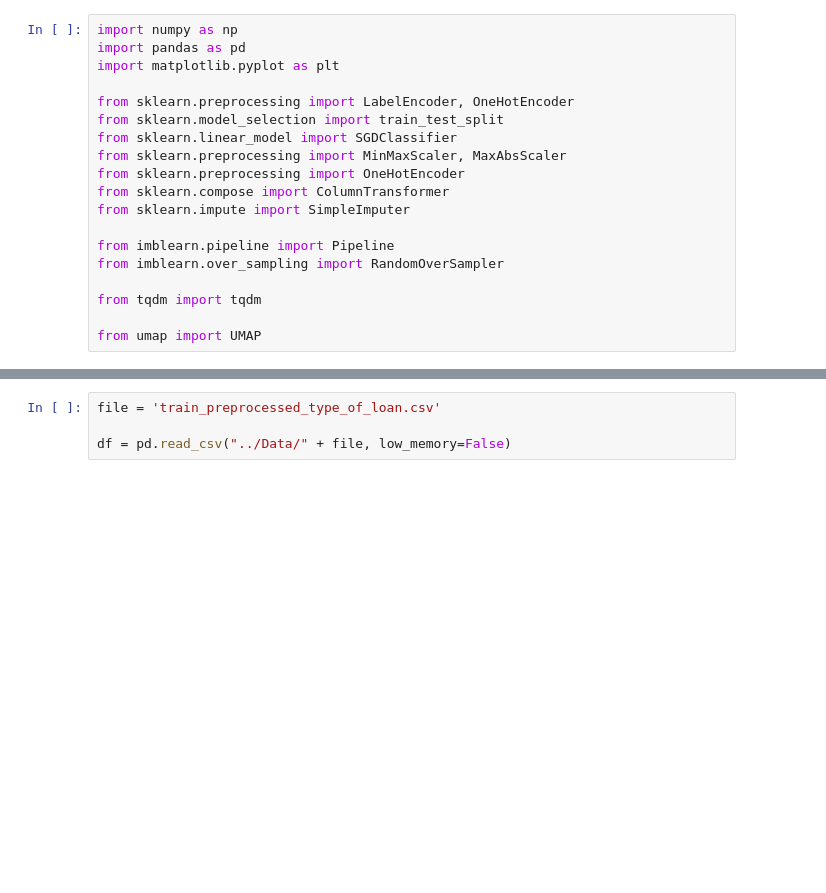
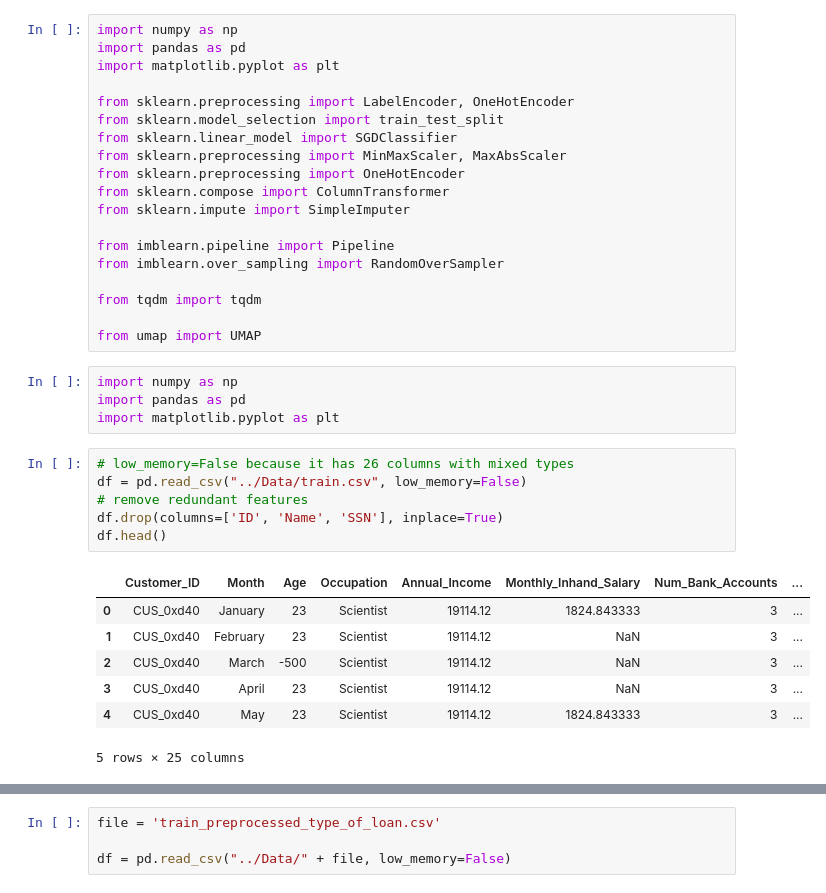
Before and after one commit to Wronsmin/ML_Project, a Jupyter notebook: src/prova.ipynb, the cells around one changed output, grey strips where cells are left out. Saved outputs shown, nothing was run; the diff lists cells and outputs as text; blank space fills up the shorter version.

```diff
--- a/src/prova.ipynb
+++ b/src/prova.ipynb
@@ -17,3 +17,21 @@ from imblearn.over_sampling import RandomOverSampler
 from tqdm import tqdm
 
 from umap import UMAP
+# %%
+import numpy as np
+import pandas as pd
+import matplotlib.pyplot as plt
+# %%
+# low_memory=False because it has 26 columns with mixed types
+df = pd.read_csv("../Data/train.csv", low_memory=False)
+# remove redundant features
+df.drop(columns=['ID', 'Name', 'SSN'], inplace=True)
+df.head()
+# %% [output]
+|  | Customer_ID | Month | Age | Occupation | Annual_Income | Monthly_Inhand_Salary | Num_Bank_Accounts | ... |
+| 0 | CUS_0xd40 | January | 23 | Scientist | 19114.12 | 1824.843333 | 3 | ... |
+| 1 | CUS_0xd40 | February | 23 | Scientist | 19114.12 | NaN | 3 | ... |
+| 2 | CUS_0xd40 | March | -500 | Scientist | 19114.12 | NaN | 3 | ... |
+| 3 | CUS_0xd40 | April | 23 | Scientist | 19114.12 | NaN | 3 | ... |
+| 4 | CUS_0xd40 | May | 23 | Scientist | 19114.12 | 1824.843333 | 3 | ... |
+5 rows × 25 columns
```
Also changed, not shown: parts of 18 cells of this notebook, 6 other files.
